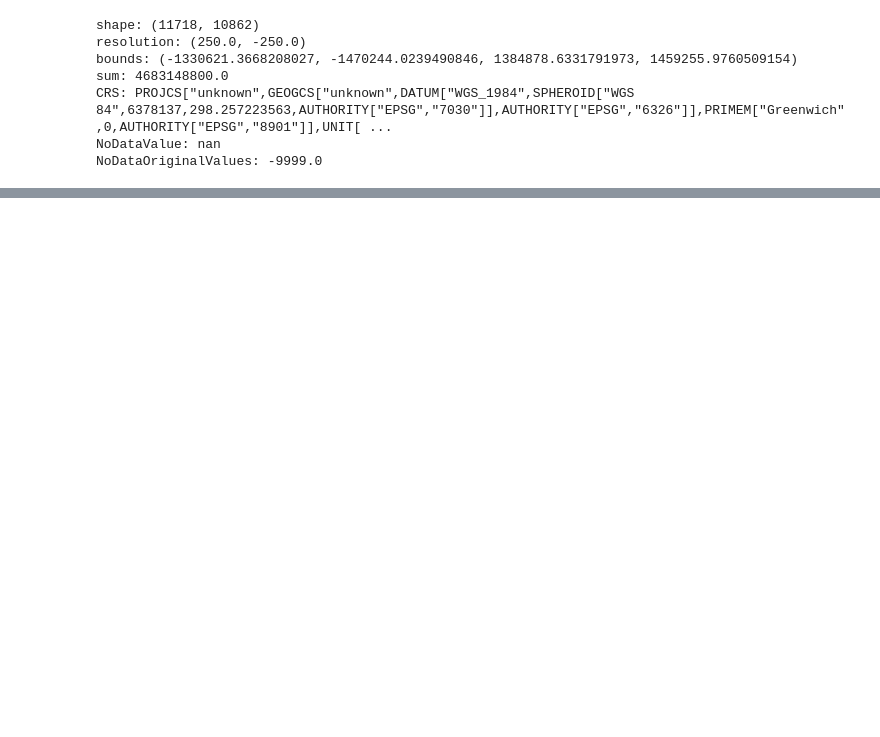
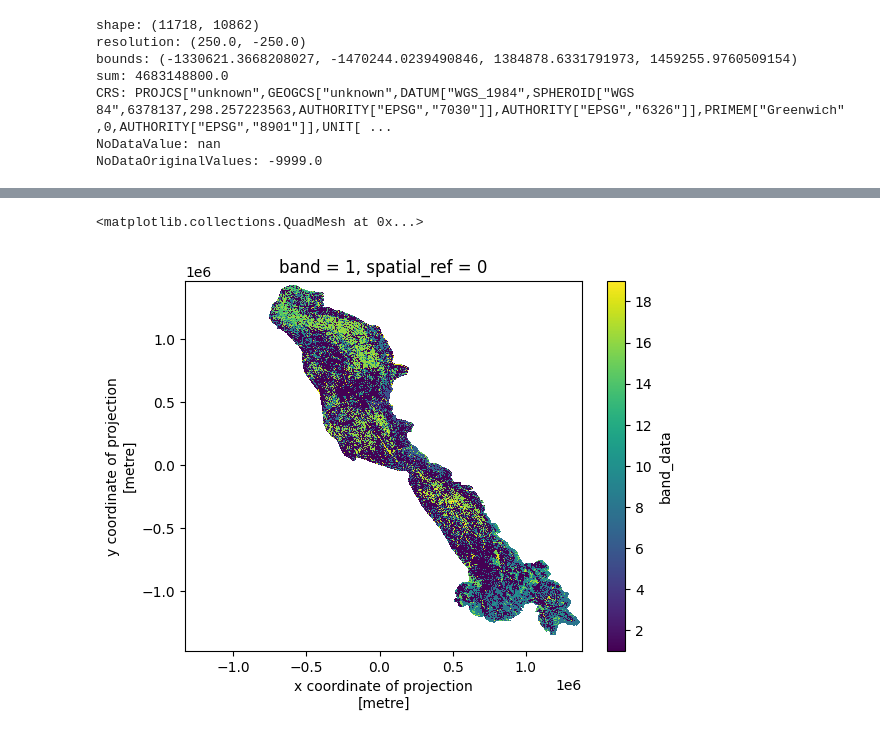
Before and after one commit to bermane/y2y-carbon, a Jupyter notebook: reproject_carbon_stocks.ipynb, the cells around one changed output, grey strips where cells are left out. Drawn from its saved outputs; the diff is of its cells as text; code cells hidden in the pictures; blank space fills up the shorter version.

```diff
--- a/reproject_carbon_stocks.ipynb
+++ b/reproject_carbon_stocks.ipynb
@@ -101,6 +104,7 @@ soc_path = './carbon_stock_data/output_layers/soc_0_1m_t_ha.tif'
 agb = xarray.open_dataarray(agb_path)
 bgb = xarray.open_dataarray(bgb_path)
 soc = xarray.open_dataarray(soc_path)
+lc = xarray.open_dataarray(lc_path)
 # %%
 # print rasters
 print_raster(agb)
@@ -131,8 +136,9 @@ NoDataOriginalValues: -9999.0
 # plt.draw()
 # %%
 # reproject agb and bgb layers
-agb_laea = agb.rio.reproject(dst_crs = laea, resolution = 250, resampling = Resampling.average, NODATA_VALUES_PCT_THRESHOLD=30)
-bgb_laea = bgb.rio.reproject_match(agb_laea, resampling = Resampling.average, NODATA_VALUES_PCT_THRESHOLD=30)
+# use average resampling since these are density values
+agb_laea = agb.rio.reproject(dst_crs = laea, resolution = 250, resampling = Resampling.average, NODATA_VALUES_PCT_THRESHOLD=50)
+bgb_laea = bgb.rio.reproject_match(agb_laea, resampling = Resampling.average, NODATA_VALUES_PCT_THRESHOLD=50)
 print_raster(agb_laea)
 print_raster(bgb_laea)
 # %% [output]
@@ -163,3 +169,8 @@ sum: 4683148800.0
 CRS: PROJCS["unknown",GEOGCS["unknown",DATUM["WGS_1984",SPHEROID["WGS 84",6378137,298.257223563,AUTHORITY["EPSG","7030"]],AUTHORITY["EPSG","6326"]],PRIMEM["Greenwich",0,AUTHORITY["EPSG","8901"]],UNIT[ ...
 NoDataValue: nan
 NoDataOriginalValues: -9999.0
+# %%
+# reproject lc layer
+# use mode resampling for landcover
+lc_laea = lc.rio.reproject_match(agb_laea, resampling = Resampling.mode, NODATA_VALUES_PCT_THRESHOLD=50)
+print_raster(lc_laea)
@@ -174,3 +193,14 @@ soc_laea = soc_laea.assign_coords({
     "x": agb_laea.x,
     "y": agb_laea.y,
 })
+
+lc_laea = lc_laea.assign_coords({
+    "x": agb_laea.x,
+    "y": agb_laea.y,
+})
+# %%
+# plot LC layer
+lc_laea.plot()
+# %% [output]
+<matplotlib.collections.QuadMesh at 0x...>
+[figure, added]
```
Also changed, not shown: parts of 8 cells of this notebook.
